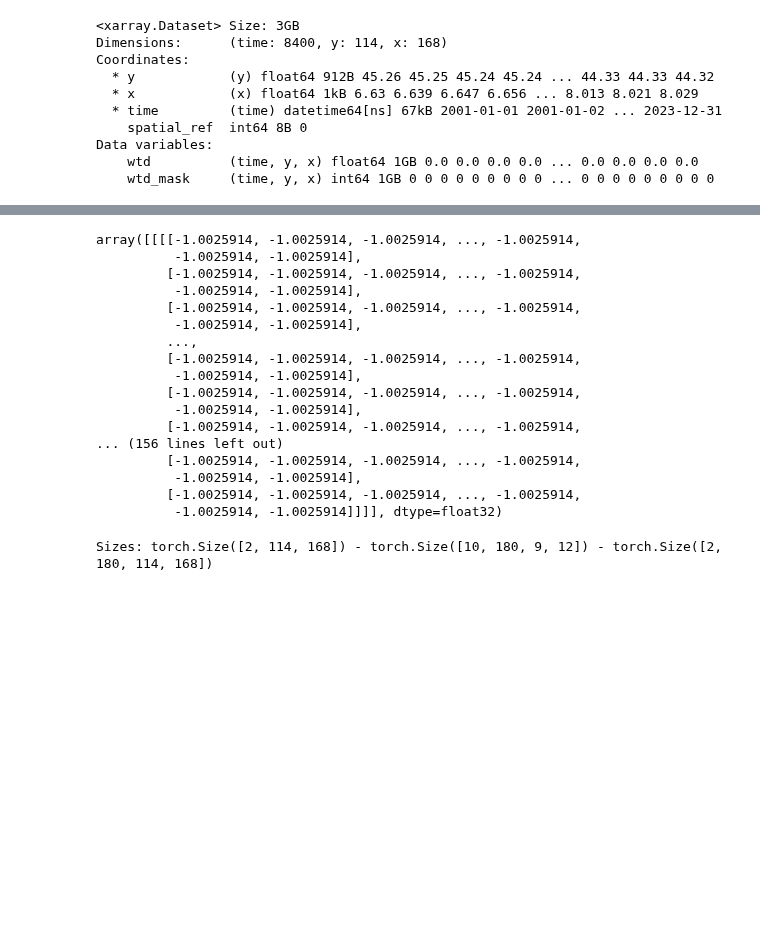
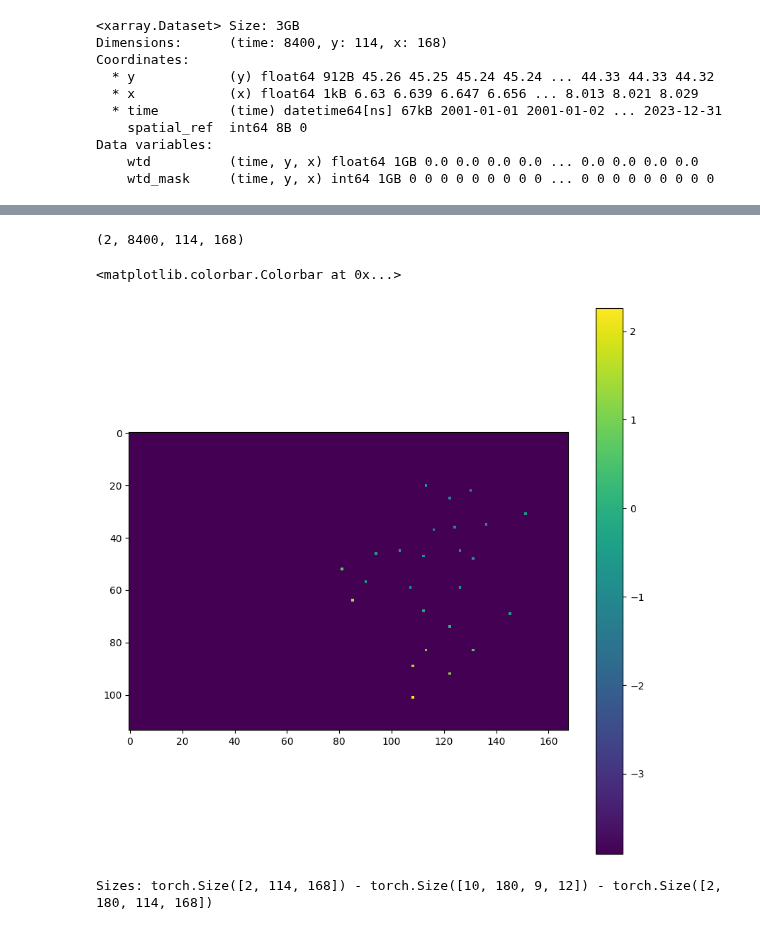
Before and after one commit to Matteo-Salis/physics-guided-gwl, a Jupyter notebook: src/notebooks/meteo_wtd_loader_2D.ipynb, the cells around one changed output, grey strips where cells are left out. Saved outputs shown, nothing was run; the diff lists cells and outputs as text; code cells hidden in the pictures; blank space fills up the shorter version.

```diff
--- a/src/notebooks/meteo_wtd_loader_2D.ipynb
+++ b/src/notebooks/meteo_wtd_loader_2D.ipynb
@@ -102,24 +130,14 @@ Data variables:
-# %%
-# normalization test
-ds.wtd_numpy
-# %% [output]
-array([[[[-1.0025914, -1.0025914, -1.0025914, ..., -1.0025914,
-          -1.0025914, -1.0025914],
-         [-1.0025914, -1.0025914, -1.0025914, ..., -1.0025914,
-          -1.0025914, -1.0025914],
-         [-1.0025914, -1.0025914, -1.0025914, ..., -1.0025914,
-          -1.0025914, -1.0025914],
-         ...,
-         [-1.0025914, -1.0025914, -1.0025914, ..., -1.0025914,
-          -1.0025914, -1.0025914],
-         [-1.0025914, -1.0025914, -1.0025914, ..., -1.0025914,
-          -1.0025914, -1.0025914],
-         [-1.0025914, -1.0025914, -1.0025914, ..., -1.0025914,
-... (156 lines left out)
-         [-1.0025914, -1.0025914, -1.0025914, ..., -1.0025914,
-          -1.0025914, -1.0025914],
-         [-1.0025914, -1.0025914, -1.0025914, ..., -1.0025914,
-          -1.0025914, -1.0025914]]]], dtype=float32)
+# %%
+ds.wtd_numpy.shape
+# %% [output]
+(2, 8400, 114, 168)
+# %%
+plt.figure(figsize = (10,10))
+plt.imshow(ds.wtd_numpy[0,-10,:,:])
+plt.colorbar()
+# %% [output]
+<matplotlib.colorbar.Colorbar at 0x...>
+[figure, added]
 # %%
 x,y,z = ds[-1]
 print(f"Sizes: {x.shape} - {y.shape} - {z.shape}")
```
Also changed, not shown: parts of 34 cells of this notebook, 1 other file.
